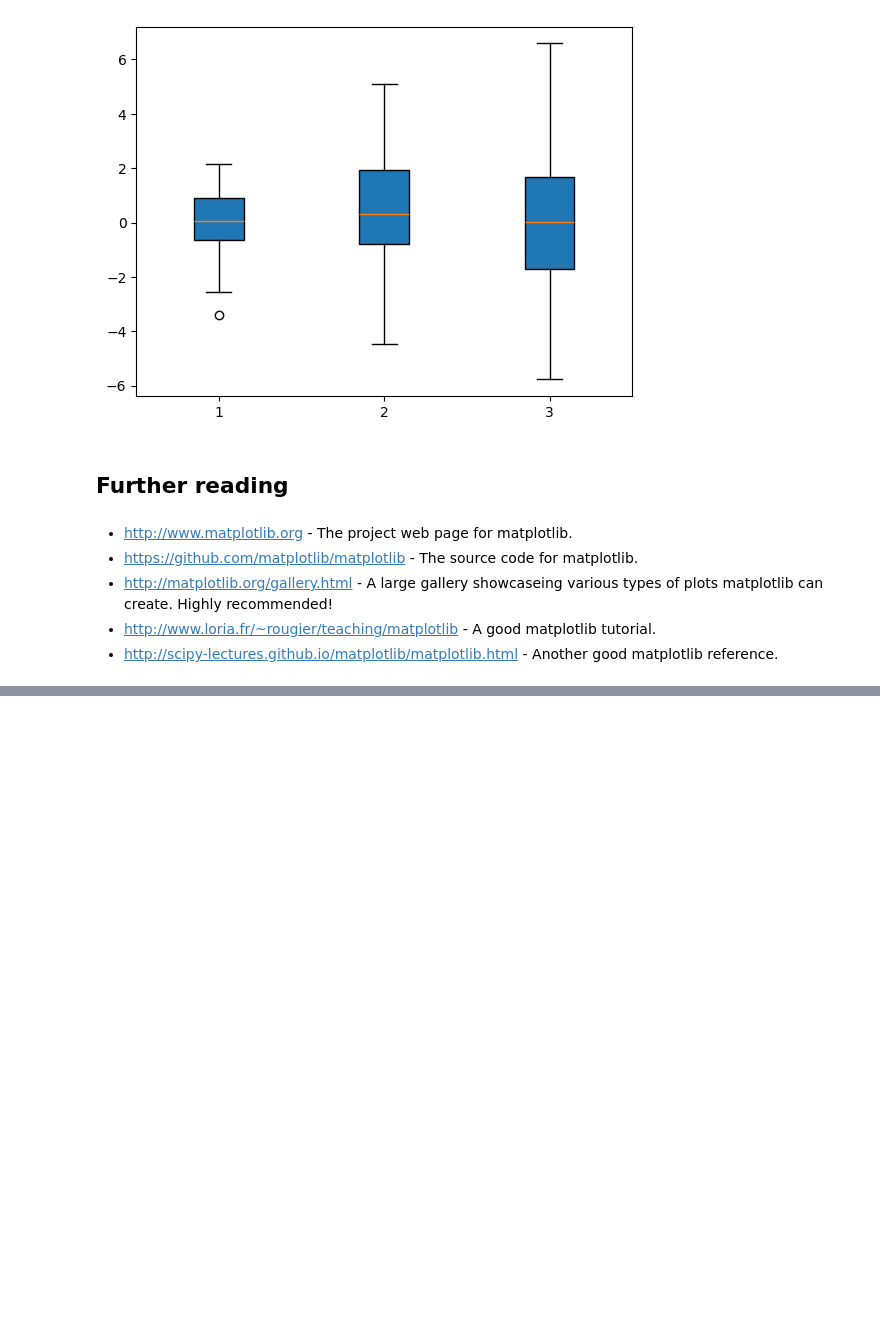
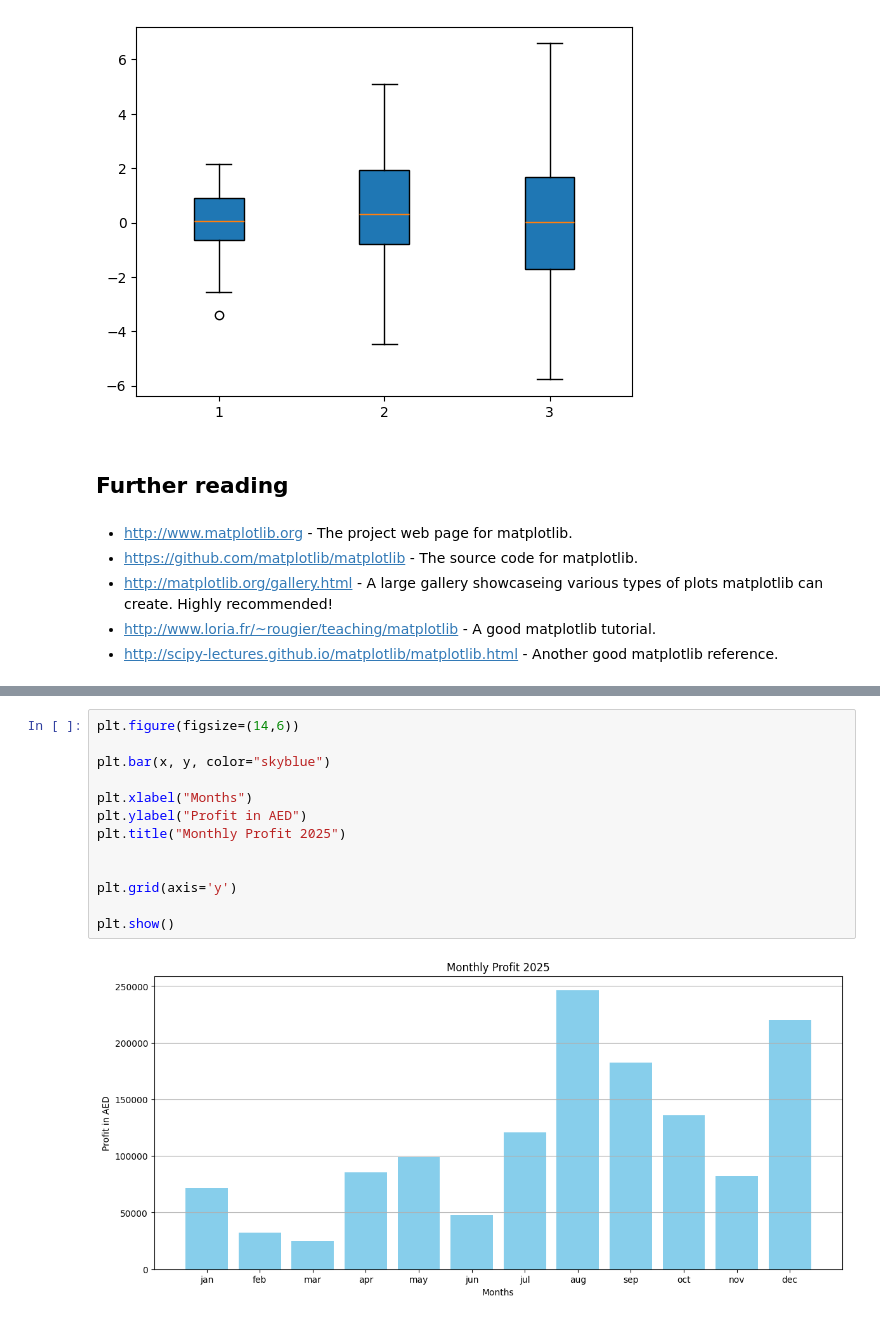
Before and after one commit to Maaz-Bin-Haider/DataScience-and-MachineLearning, a Jupyter notebook: Refactored_Py_DS_ML_Bootcamp-master/05-Data-Visualization-with-Matplotlib/01-Matplotlib Concepts Lecture.ipynb, the cells around one changed output, grey strips where cells are left out. Cells and saved outputs as stored; diff of their text form; blank space fills up the shorter version.

```diff
--- a/Refactored_Py_DS_ML_Bootcamp-master/05-Data-Visualization-with-Matplotlib/01-Matplotlib Concepts Lecture.ipynb
+++ b/Refactored_Py_DS_ML_Bootcamp-master/05-Data-Visualization-with-Matplotlib/01-Matplotlib Concepts Lecture.ipynb
@@ -481,0 +509,15 @@ plt.boxplot(data,vert=True,patch_artist=True);
+# %%
+plt.figure(figsize=(14,6))
+
+plt.bar(x, y, color="skyblue")
+
+plt.xlabel("Months")
+plt.ylabel("Profit in AED")
+plt.title("Monthly Profit 2025")
+
+
+plt.grid(axis='y')
+
+plt.show()
+# %% [output]
+[figure, added]
```
Also changed, not shown: parts of 6 cells of this notebook.
